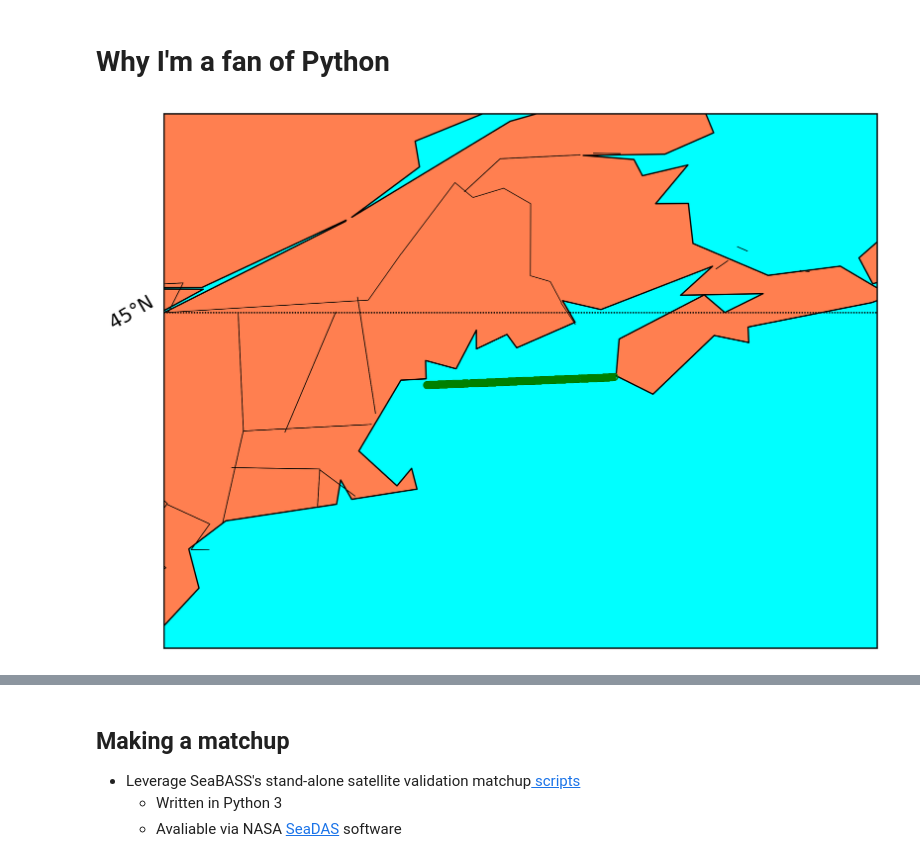
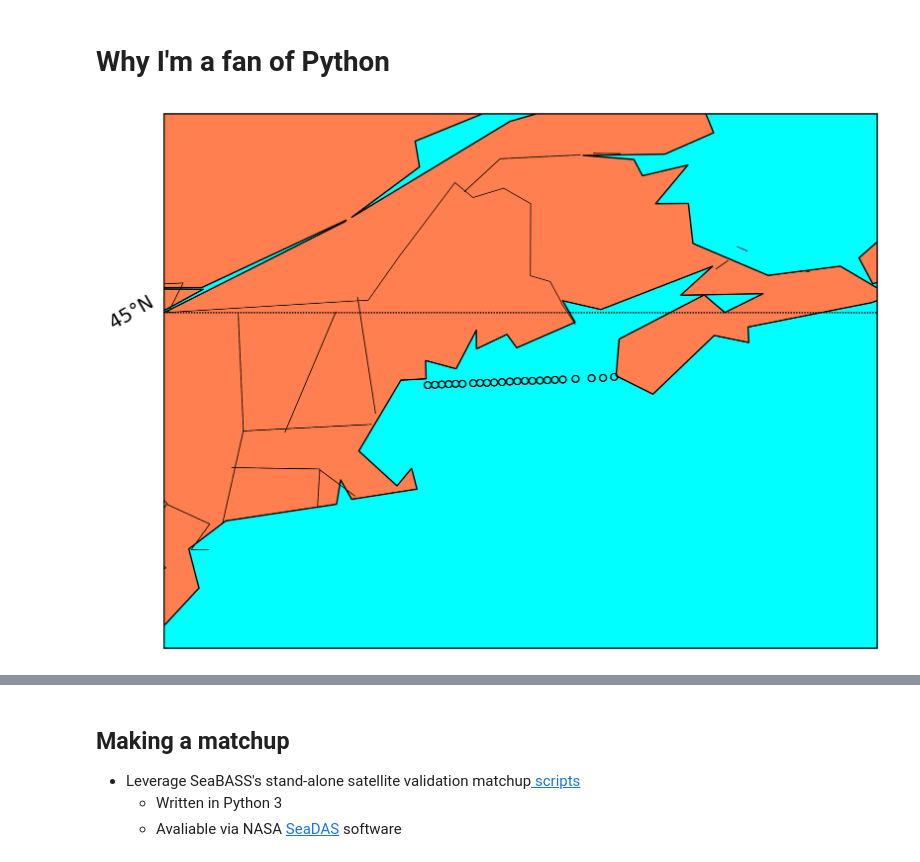
Before and after one commit to jpscot/IOCS_2019_Busan_OpenScience, a Jupyter notebook: JScott_SatVal-SeaBASS.ipynb, the cells around one changed output, grey strips where cells are left out. Saved outputs shown, nothing was run; the diff lists cells and outputs as text; code cells hidden in the pictures.

```diff
--- a/JScott_SatVal-SeaBASS.ipynb
+++ b/JScott_SatVal-SeaBASS.ipynb
@@ -95,35 +95,35 @@ file_sb = Path(download_file(url_insitu, str(dir_dat)))
 fig, ax = plt.subplots(1,1, figsize=(8,8), dpi=300)
 fig.tight_layout()
 fig.subplots_adjust(wspace=0.5, hspace=0.5)
 
 ds_prematchups = readSB(filename=file_sb, mask_missing=True, no_warn=True)
 
 pars = [-90,-75,-60,-45,-30,-15,0,15,30,45,60,75,90]
 mers = [-180,-150,-120,-90,-60,-30,0,30,60,90,120,150,180]
 buf_sz = 5
 
 corn = [180, -180, 90, -90]
 corn[0] = min(corn[0],min(ds_prematchups.data['lon']))
 corn[1] = max(corn[1],max(ds_prematchups.data['lon']))
 corn[2] = min(corn[2],min(ds_prematchups.data['lat']))
 corn[3] = max(corn[3],max(ds_prematchups.data['lat']))
 
 m = Basemap(llcrnrlon=corn[0]-buf_sz, urcrnrlon=corn[1]+buf_sz, \
                       llcrnrlat=corn[2]-buf_sz, urcrnrlat=corn[3]+buf_sz, projection='cyl')
 m.fillcontinents(color='coral',lake_color='aqua')
 m.drawcoastlines()
 m.drawcountries()
 m.drawstates()
 m.drawparallels(pars, labels=[1,0,0,1], fontsize=14, rotation=30, ha='right', va='center')
 m.drawmeridians(mers, labels=[1,0,0,1], fontsize=14, rotation=30, ha='center', va='top')
 m.drawmapboundary(fill_color='aqua')
 
-m.plot(ds_prematchups.data['lon'],ds_prematchups.data['lat'],'go', markersize=5, fillstyle='none')
+m.plot(ds_prematchups.data['lon'][::12],ds_prematchups.data['lat'][::12],'ko', markersize=5, fillstyle='none')
 
 plt.show()
 fig.savefig('./figs/map_s020710w.png')
 # %% [output]
-[figure, old version]
+[figure, new version]
 # %% [markdown]
 Example:
 <br>
```
Also changed, not shown: parts of 2 cells of this notebook, 2 other files.
